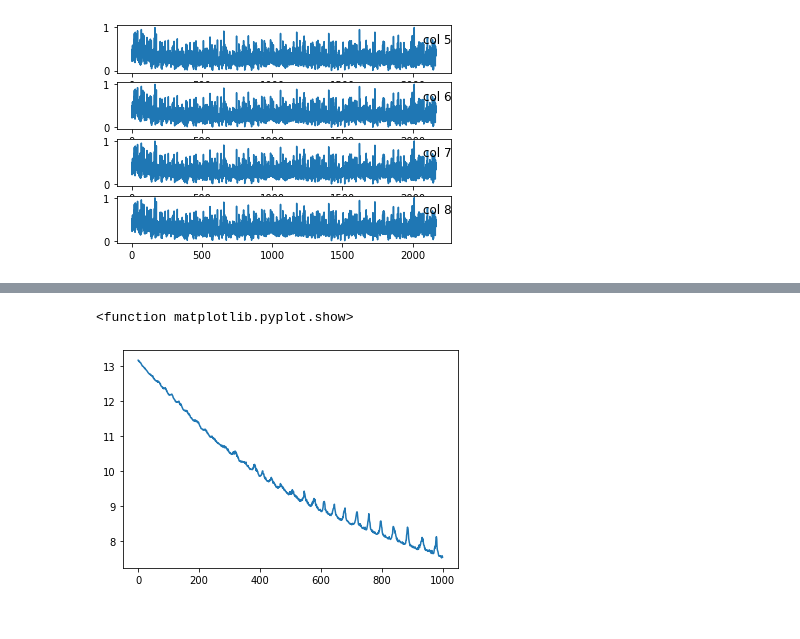
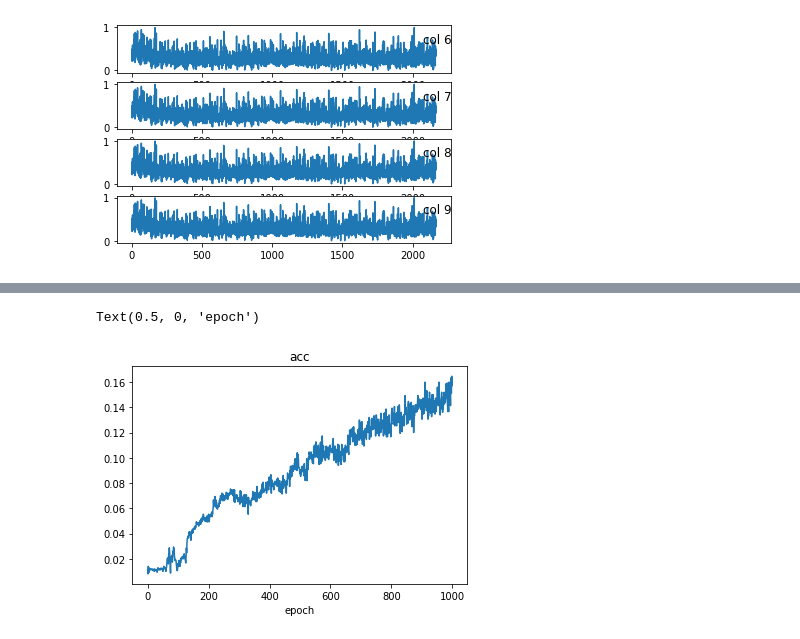
Before and after one commit to priyankachahal/student_research, a Jupyter notebook: ecg_classification.ipynb, the cells around one changed output, grey strips where cells are left out. Cells and saved outputs as stored; diff of their text form; code cells hidden in the pictures.

```diff
--- a/ecg_classification.ipynb
+++ b/ecg_classification.ipynb
@@ -69,7 +80,7 @@ print(train_X.shape, train_y.shape, test_X.shape, test_y.shape)
 # %%
 model = Sequential()
 model.add(LSTM(50, input_shape=(train_X.shape[1], train_X.shape[2])))
-model.add(Dense(1))
-model.compile(loss='mae', optimizer='adam')
+model.add(Dense(90, activation='softmax'))
+model.compile(loss='sparse_categorical_crossentropy', optimizer='adam', metrics=['mse'])
 print(model.summary())
 # %% [output]
@@ -91,7 +98,7 @@ Non-trainable params: 0
 _________________________________________________________________
 None
 # %%
-history = model.fit(train_X, train_y, epochs=1000, batch_size=72, validation_data=(test_X, test_y), verbose=2, shuffle=False)
+history = model.fit(train_X, train_y, epochs=1000, batch_size=50, validation_data=(test_X, test_y), verbose=2, shuffle=False)
 # %% [output]
 Train on 1500 samples, validate on 668 samples
 Epoch 1/1000
@@ -138,6 +166,7 @@ array([63., 19., 80., 58., 89.])
 # %%
-plt.plot(history.history['loss'])
-plt.show
+plt.plot(history.history['acc'])
+plt.title('acc')
+plt.xlabel('epoch')
 # %% [output]
-<function matplotlib.pyplot.show>
+Text(0.5, 0, 'epoch')
-[figure, old version]
+[figure, new version]
```
Also changed, not shown: parts of 15 cells of this notebook.
